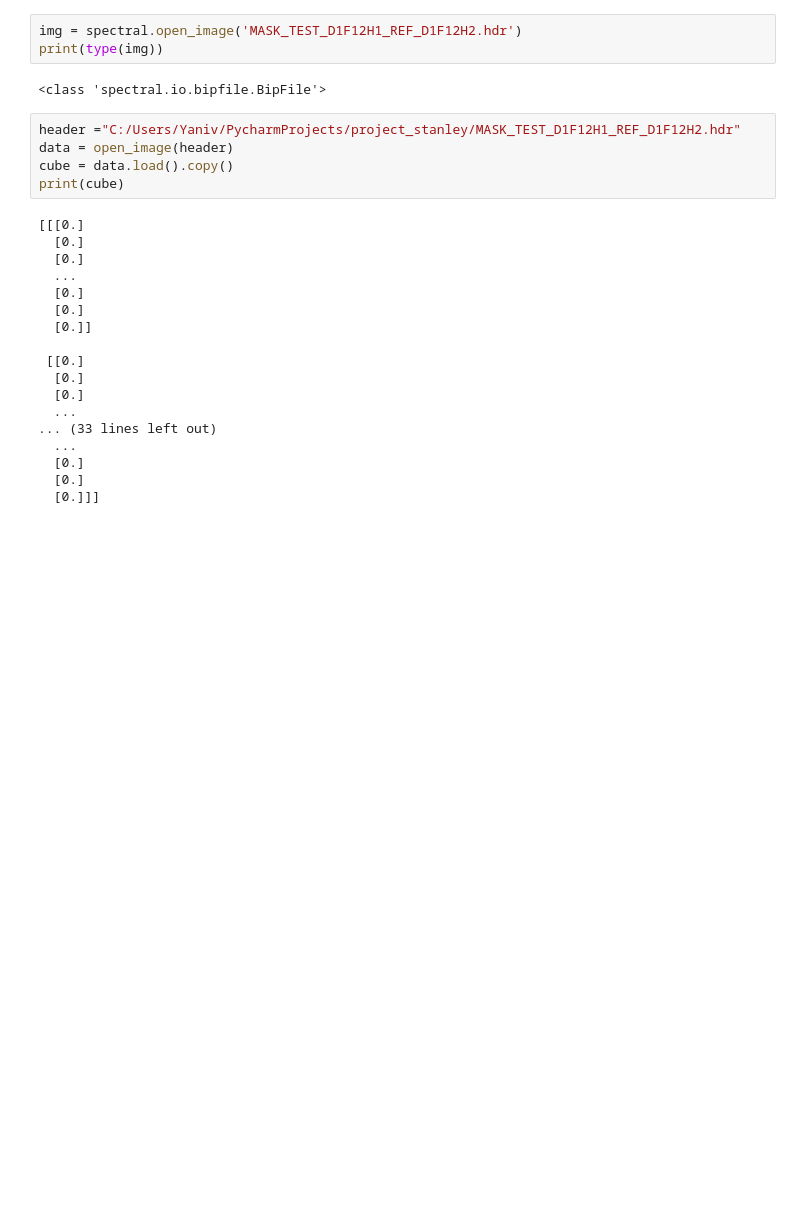
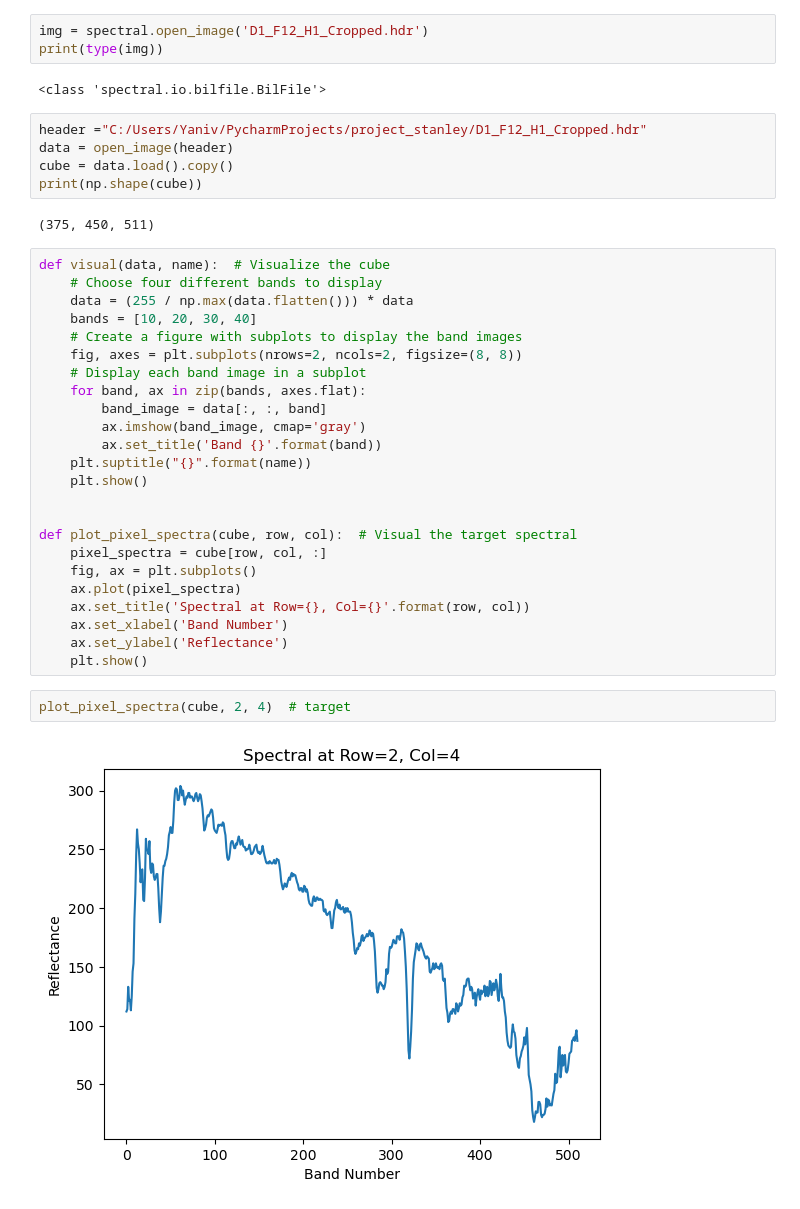
Before and after one commit to mazyaniv/Image-Processing, a Jupyter notebook: main.ipynb, the cells around one changed output. Saved outputs shown, nothing was run; the diff lists cells and outputs as text; blank space fills up the shorter version.

```diff
--- a/main.ipynb
+++ b/main.ipynb
@@ -3,28 +9,40 @@ from spectral import *
 # %%
-img = spectral.open_image('MASK_TEST_D1F12H1_REF_D1F12H2.hdr')
+img = spectral.open_image('D1_F12_H1_Cropped.hdr')
 print(type(img))
 # %% [output]
-<class 'spectral.io.bipfile.BipFile'>
+<class 'spectral.io.bilfile.BilFile'>
 # %%
-header ="C:/Users/Yaniv/PycharmProjects/project_stanley/MASK_TEST_D1F12H1_REF_D1F12H2.hdr"
+header ="C:/Users/Yaniv/PycharmProjects/project_stanley/D1_F12_H1_Cropped.hdr"
 data = open_image(header)
 cube = data.load().copy()
-print(cube)
+print(np.shape(cube))
 # %% [output]
-[[[0.]
-  [0.]
-  [0.]
-  ...
-  [0.]
-  [0.]
-  [0.]]
-
- [[0.]
-  [0.]
-  [0.]
-  ...
-... (33 lines left out)
-  ...
-  [0.]
-  [0.]
-  [0.]]]
+(375, 450, 511)
+# %%
+def visual(data, name):  # Visualize the cube
+    # Choose four different bands to display
+    data = (255 / np.max(data.flatten())) * data
+    bands = [10, 20, 30, 40]
+    # Create a figure with subplots to display the band images
+    fig, axes = plt.subplots(nrows=2, ncols=2, figsize=(8, 8))
+    # Display each band image in a subplot
+    for band, ax in zip(bands, axes.flat):
+        band_image = data[:, :, band]
+        ax.imshow(band_image, cmap='gray')
+        ax.set_title('Band {}'.format(band))
+    plt.suptitle("{}".format(name))
+    plt.show()
+
+
+def plot_pixel_spectra(cube, row, col):  # Visual the target spectral
+    pixel_spectra = cube[row, col, :]
+    fig, ax = plt.subplots()
+    ax.plot(pixel_spectra)
+    ax.set_title('Spectral at Row={}, Col={}'.format(row, col))
+    ax.set_xlabel('Band Number')
+    ax.set_ylabel('Reflectance')
+    plt.show()
+# %%
+plot_pixel_spectra(cube, 2, 4)  # target
+# %% [output]
+[figure, added]
```
Also changed, not shown: parts of 9 cells of this notebook.
